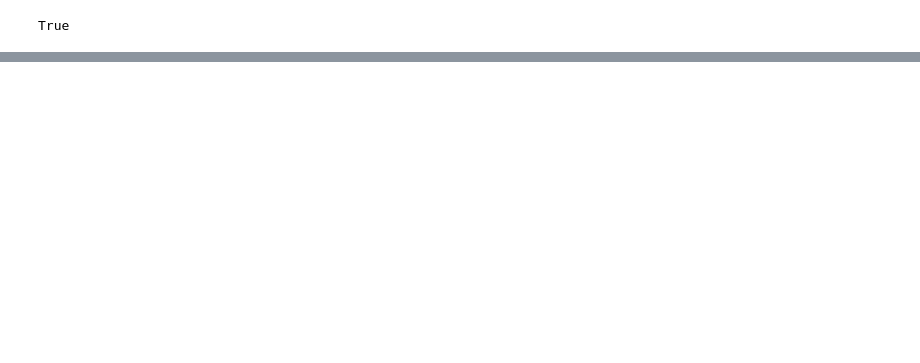
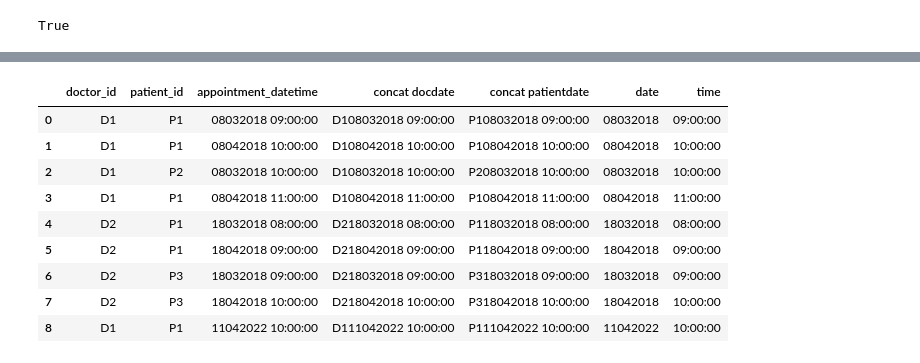
Before and after one commit to jasonltr/data4life, a Jupyter notebook: solution.ipynb, the cells around one changed output, grey strips where cells are left out. Cells and saved outputs as stored; diff of their text form; code cells hidden in the pictures; blank space fills up the shorter version.

```diff
--- a/solution.ipynb
+++ b/solution.ipynb
@@ -137,0 +158,13 @@ check_appt_patient('P1',data)
+# %%
+# Q4:
+
+# Patient cancels appointment by selecting doctor and date & time
+
+def delete_appt_patient (doctor,patient,date,time,data):
+    if patient+date+' '+time not in data['concat patientdate'].values:
+        return 'You have no such appointment',check_all_patient_appt(patient,data),data
+    else:
+        data = data.drop(data[(data['doctor_id']==doctor) & (data["patient_id"]== patient) & (data["date"]==date) & (data["time"]==time)].index)
+        return 'Appointment cancelled, these are your existing appointments',check_all_patient_appt(patient,data),data
+# %%
+text,check,data = delete_appt_patient(doc_id_input(),patient_id_input(),date_input(),time_input(),data)
@@ -137,0 +183,13 @@ check_appt_patient('P1',data)
+# %%
+data
+# %% [output]
+|  | doctor_id | patient_id | appointment_datetime | concat docdate | concat patientdate | date | time |
+| 0 | D1 | P1 | 08032018 09:00:00 | D108032018 09:00:00 | P108032018 09:00:00 | 08032018 | 09:00:00 |
+| 1 | D1 | P1 | 08042018 10:00:00 | D108042018 10:00:00 | P108042018 10:00:00 | 08042018 | 10:00:00 |
+| 2 | D1 | P2 | 08032018 10:00:00 | D108032018 10:00:00 | P208032018 10:00:00 | 08032018 | 10:00:00 |
+| 3 | D1 | P1 | 08042018 11:00:00 | D108042018 11:00:00 | P108042018 11:00:00 | 08042018 | 11:00:00 |
+| 4 | D2 | P1 | 18032018 08:00:00 | D218032018 08:00:00 | P118032018 08:00:00 | 18032018 | 08:00:00 |
+| 5 | D2 | P1 | 18042018 09:00:00 | D218042018 09:00:00 | P118042018 09:00:00 | 18042018 | 09:00:00 |
+| 6 | D2 | P3 | 18032018 09:00:00 | D218032018 09:00:00 | P318032018 09:00:00 | 18032018 | 09:00:00 |
+| 7 | D2 | P3 | 18042018 10:00:00 | D218042018 10:00:00 | P318042018 10:00:00 | 18042018 | 10:00:00 |
+| 8 | D1 | P1 | 11042022 10:00:00 | D111042022 10:00:00 | P111042022 10:00:00 | 11042022 | 10:00:00 |
```
Also changed, not shown: parts of 19 cells of this notebook.
